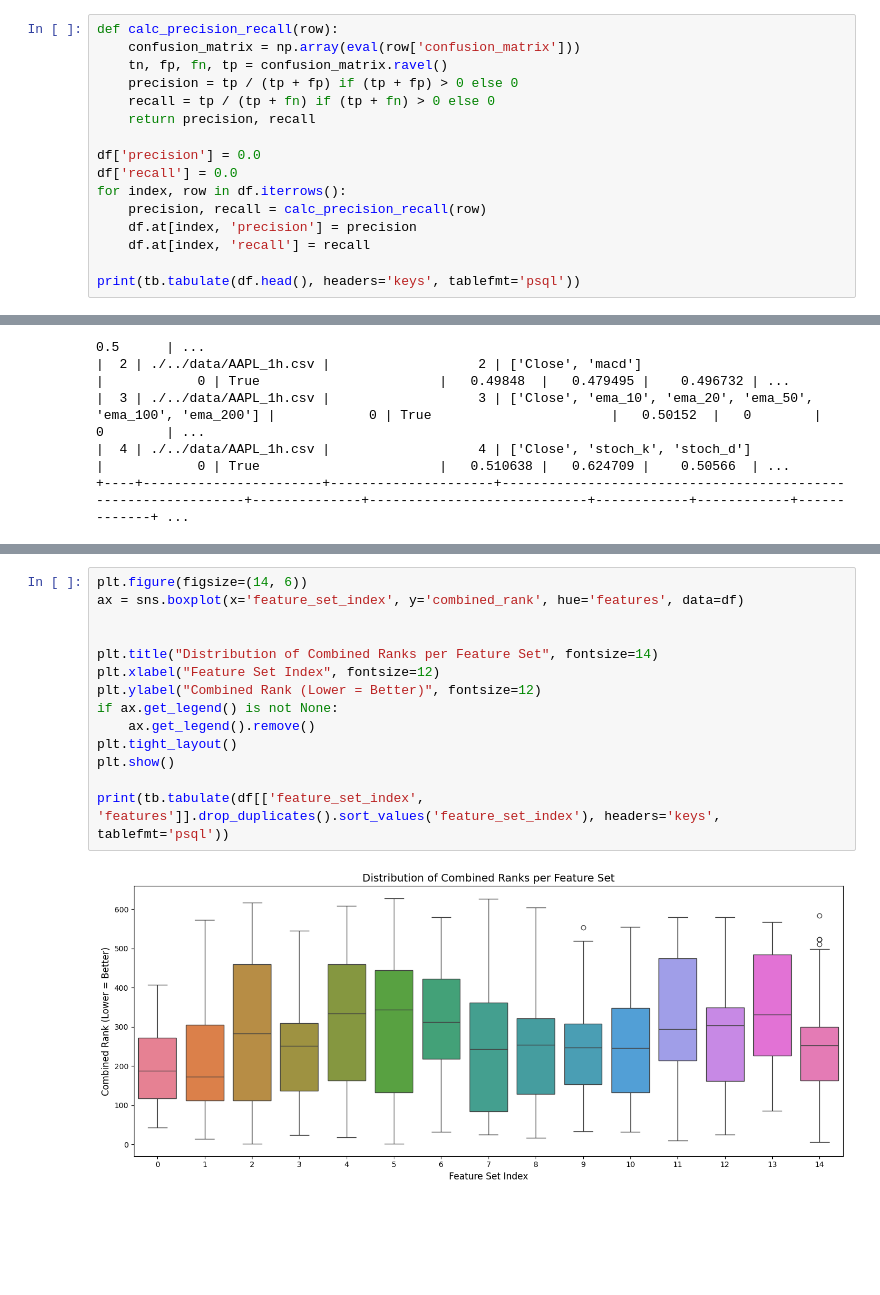
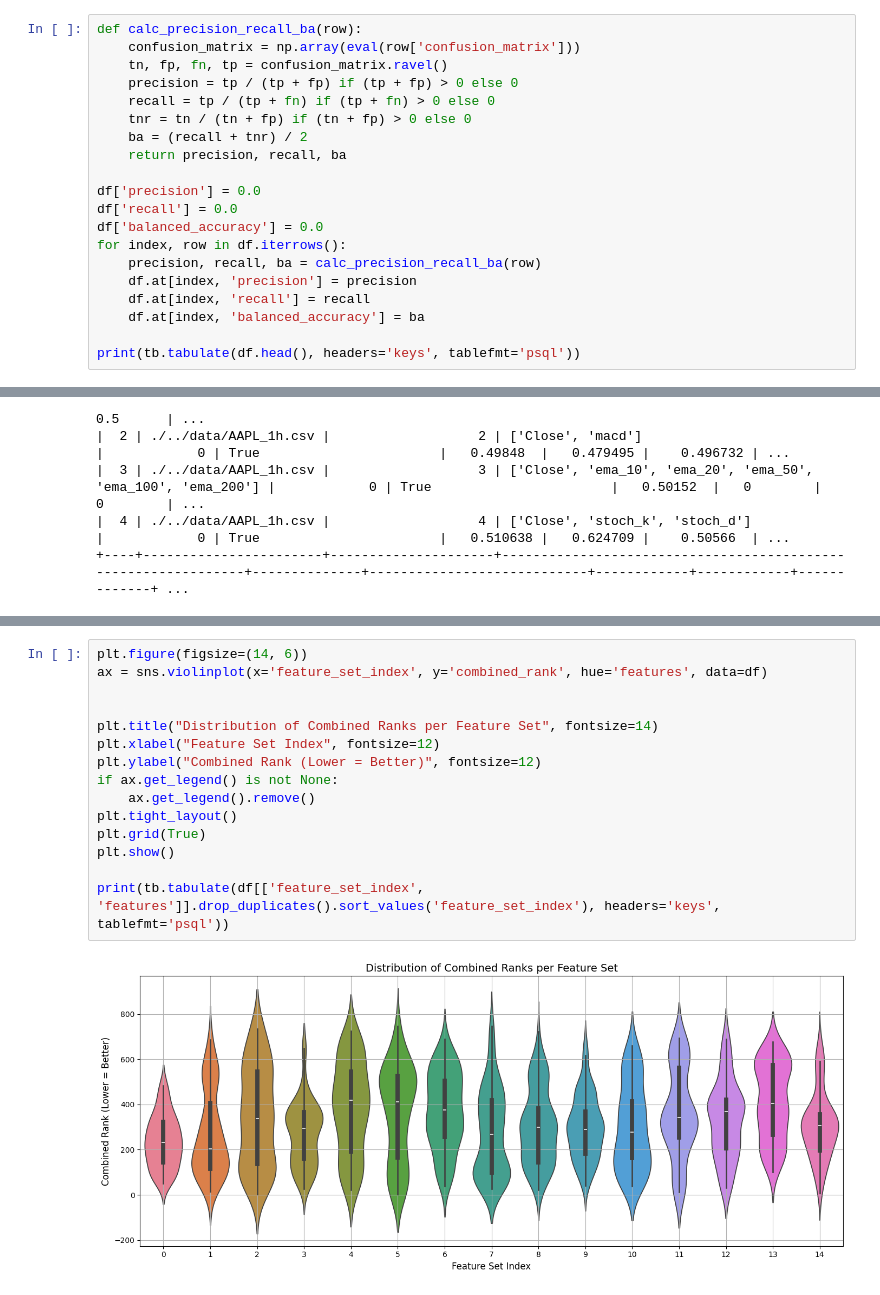
Before and after one commit to CenturionTheMan/WhiteRock, a Jupyter notebook: src/indicators_data_analis.ipynb, the cells around one changed output, grey strips where cells are left out. Drawn from its saved outputs; the diff is of its cells as text; blank space fills up the shorter version.

Commit message:
more_data

```diff
--- a/src/indicators_data_analis.ipynb
+++ b/src/indicators_data_analis.ipynb
@@ -19,18 +19,22 @@ print(tb.tabulate(df.tail(), headers='keys', tablefmt='psql'))
 +------+------------------------+---------------------+-------------------------------------------------------------------------------------------------------------------+--------------+-------------- ...
 # %%
-def calc_precision_recall(row):
+def calc_precision_recall_ba(row):
     confusion_matrix = np.array(eval(row['confusion_matrix']))
     tn, fp, fn, tp = confusion_matrix.ravel()
     precision = tp / (tp + fp) if (tp + fp) > 0 else 0
     recall = tp / (tp + fn) if (tp + fn) > 0 else 0
-    return precision, recall
+    tnr = tn / (tn + fp) if (tn + fp) > 0 else 0
+    ba = (recall + tnr) / 2
+    return precision, recall, ba
 
 df['precision'] = 0.0
 df['recall'] = 0.0
+df['balanced_accuracy'] = 0.0
 for index, row in df.iterrows():
-    precision, recall = calc_precision_recall(row)
+    precision, recall, ba = calc_precision_recall_ba(row)
     df.at[index, 'precision'] = precision
     df.at[index, 'recall'] = recall
+    df.at[index, 'balanced_accuracy'] = ba
 
 print(tb.tabulate(df.head(), headers='keys', tablefmt='psql'))
 # %% [output]
@@ -156,20 +185,21 @@ Overall Feature Set Rankings:
 +----+---------------------+------------------------+------------------+-------------------+------------------------------------------------------------------------------------------------------------ ...
 # %%
 plt.figure(figsize=(14, 6))
-ax = sns.boxplot(x='feature_set_index', y='combined_rank', hue='features', data=df)
+ax = sns.violinplot(x='feature_set_index', y='combined_rank', hue='features', data=df)
 
 
 plt.title("Distribution of Combined Ranks per Feature Set", fontsize=14)
 plt.xlabel("Feature Set Index", fontsize=12)
 plt.ylabel("Combined Rank (Lower = Better)", fontsize=12)
 if ax.get_legend() is not None:
     ax.get_legend().remove()
 plt.tight_layout()
+plt.grid(True)
 plt.show()
 
 print(tb.tabulate(df[['feature_set_index', 'features']].drop_duplicates().sort_values('feature_set_index'), headers='keys', tablefmt='psql'))
 # %% [output]
-[figure, old version]
+[figure, new version]
 +----+---------------------+-------------------------------------------------------------------------------------------------------------------+
 |    |   feature_set_index | features                                                                                                          |
 |----+---------------------+-------------------------------------------------------------------------------------------------------------------|
```
Also changed, not shown: parts of 10 cells of this notebook, 2 other files.
